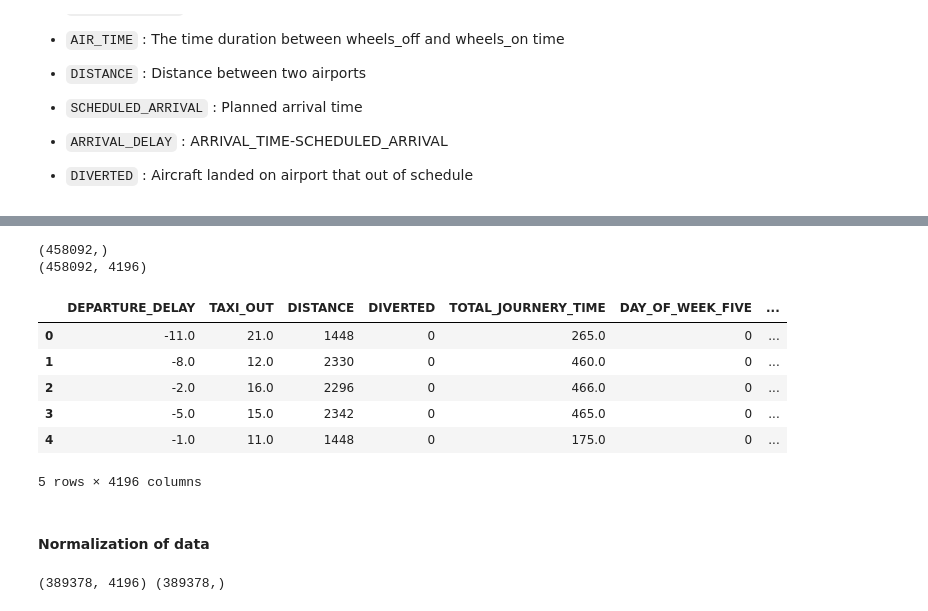
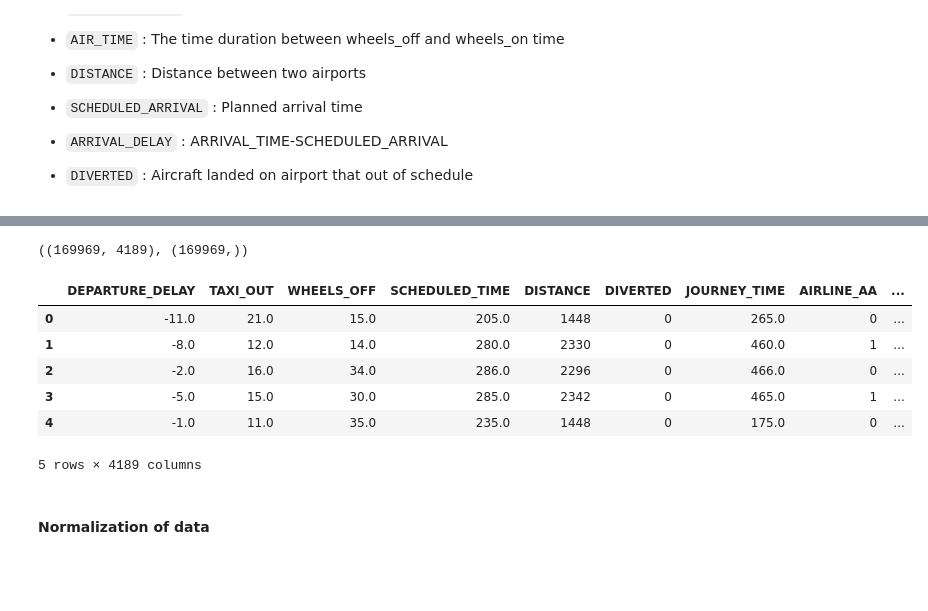
Before and after one commit to aitechwizards/Flight-Delay-or-Cancellations, a Jupyter notebook: Flight_Delay_Prediction.ipynb, the cells around one changed output, grey strips where cells are left out. Saved outputs shown, nothing was run; the diff lists cells and outputs as text; code cells hidden in the pictures; blank space fills up the shorter version.

```diff
--- a/Flight_Delay_Prediction.ipynb
+++ b/Flight_Delay_Prediction.ipynb
@@ -492,4 +950,6 @@ dfFlight.head()
+# %%
+final_df=dfFlights.loc[:169968]
 # %%
-df=pd.get_dummies(dfFlight, drop_first=False)
+df=pd.get_dummies(final_df, drop_first=False)
 df.columns
 # %% [output]
@@ -509,3 +968,0 @@ df.shape
-# %%
-df.dropna(axis=0, inplace=True)
-df.shape
@@ -527,22 +970,20 @@ Index(['DEPARTURE_DELAY', 'TAXI_OUT', 'DISTANCE', 'DIVERTED', 'FLIGHT_DELAY',
 Y=df['FLIGHT_DELAY']
 df.drop('FLIGHT_DELAY',  axis=1, inplace=True)
 # %%
-X=df
+xdf=df
-# %%
-print(Y.shape )
-print(X.shape)
-# %% [output]
-(458092,)
-(458092, 4196)
+# %%
+xdf.shape ,  Y.shape
+# %% [output]
+((169969, 4189), (169969,))
 # %%
-X.head()
+xdf.head()
 # %% [output]
-|  | DEPARTURE_DELAY | TAXI_OUT | DISTANCE | DIVERTED | TOTAL_JOURNERY_TIME | DAY_OF_WEEK_FIVE | ... |
-| 0 | -11.0 | 21.0 | 1448 | 0 | 265.0 | 0 | ... |
-| 1 | -8.0 | 12.0 | 2330 | 0 | 460.0 | 0 | ... |
-| 2 | -2.0 | 16.0 | 2296 | 0 | 466.0 | 0 | ... |
-| 3 | -5.0 | 15.0 | 2342 | 0 | 465.0 | 0 | ... |
-| 4 | -1.0 | 11.0 | 1448 | 0 | 175.0 | 0 | ... |
+|  | DEPARTURE_DELAY | TAXI_OUT | WHEELS_OFF | SCHEDULED_TIME | DISTANCE | DIVERTED | JOURNEY_TIME | AIRLINE_AA | ... |
+| 0 | -11.0 | 21.0 | 15.0 | 205.0 | 1448 | 0 | 265.0 | 0 | ... |
+| 1 | -8.0 | 12.0 | 14.0 | 280.0 | 2330 | 0 | 460.0 | 1 | ... |
+| 2 | -2.0 | 16.0 | 34.0 | 286.0 | 2296 | 0 | 466.0 | 0 | ... |
+| 3 | -5.0 | 15.0 | 30.0 | 285.0 | 2342 | 0 | 465.0 | 1 | ... |
+| 4 | -1.0 | 11.0 | 35.0 | 235.0 | 1448 | 0 | 175.0 | 0 | ... |
-5 rows × 4196 columns
+5 rows × 4189 columns
 # %% [markdown]
 #### Normalization of data
@@ -556,4 +989,0 @@ x_train, x_test, y_train,y_test =train_test_split(X,Y, test_size=.15)
-# %%
-print(x_train.shape,y_train.shape)
-# %% [output]
-(389378, 4196) (389378,)
```
Also changed, not shown: parts of 207 cells of this notebook, 8 other files.
